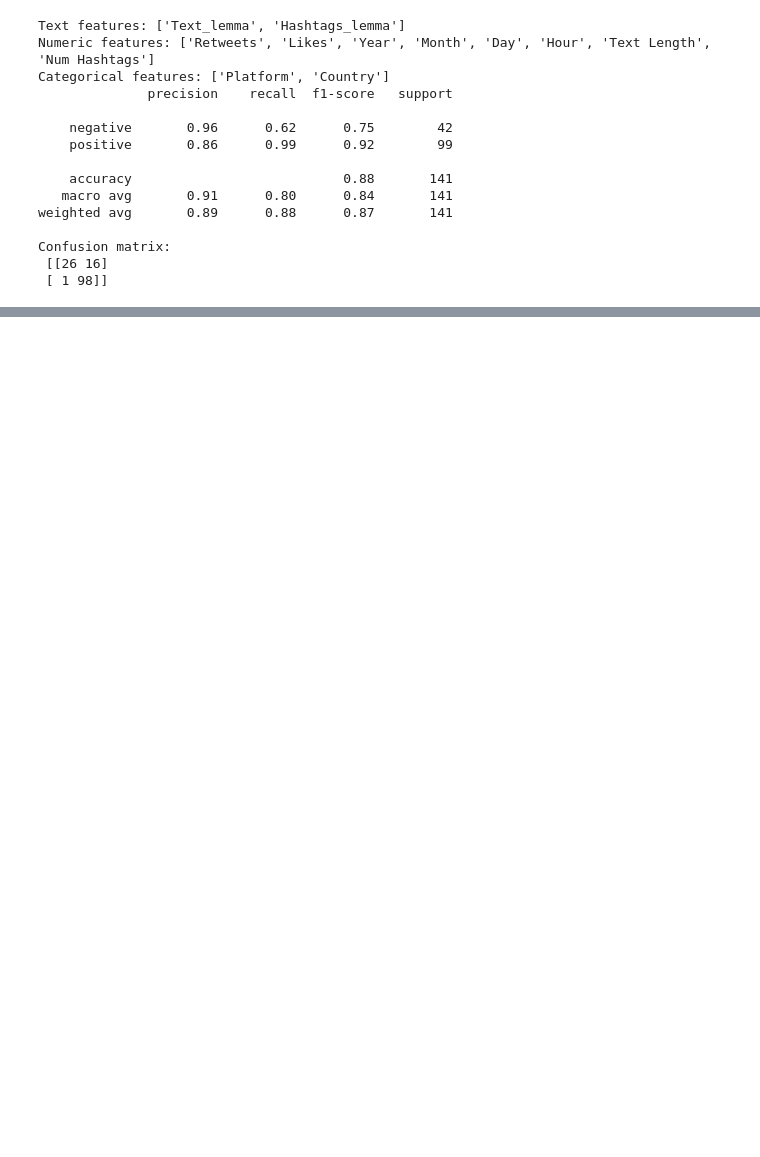
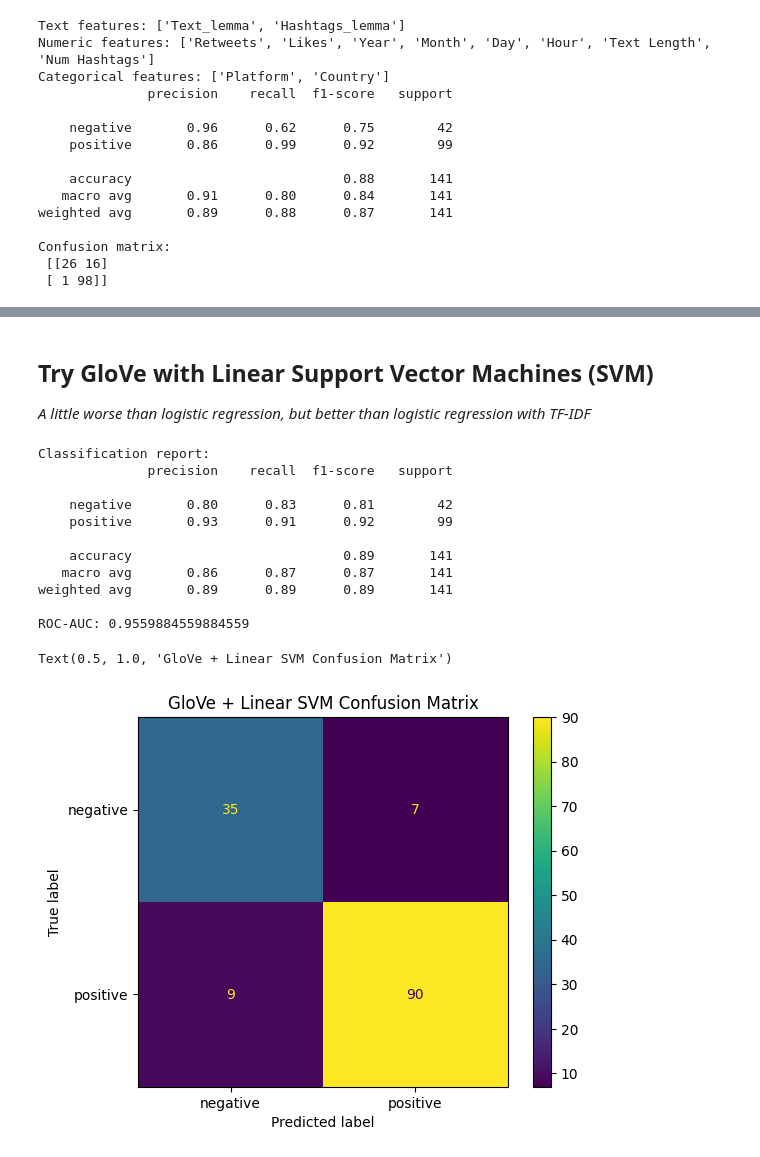
Before and after one commit to kelbymace/SocialBuzz-NLP, a Jupyter notebook: SocialBuzz NLP.ipynb, the cells around one changed output, grey strips where cells are left out. Saved outputs shown, nothing was run; the diff lists cells and outputs as text; code cells hidden in the pictures; blank space fills up the shorter version.

```diff
--- a/SocialBuzz NLP.ipynb
+++ b/SocialBuzz NLP.ipynb
@@ -629,0 +654,36 @@ Confusion matrix:
+# %% [markdown]
+## __Try GloVe with Linear Support Vector Machines (SVM)__
+
+_A little worse than logistic regression, but better than logistic regression with TF-IDF_
+# %%
+# Train only the new classifier
+clf_svm = LinearSVC(C=1.0, max_iter=2000)
+clf_svm.fit(X_train_vec, y_train)
+
+# Evaluate
+y_pred = clf_svm.predict(X_test_vec)
+
+print("Classification report:")
+print(classification_report(y_test, y_pred))
+
+# ROC-AUC for binary classification (LinearSVC uses decision_function, not predict_proba)
+if len(np.unique(y_train)) == 2:
+    y_score = clf_svm.decision_function(X_test_vec)
+    print("ROC-AUC:", roc_auc_score(y_test, y_score))
+
+ConfusionMatrixDisplay.from_predictions(y_test, y_pred)
+plt.title("GloVe + Linear SVM Confusion Matrix")
+# %% [output]
+Classification report:
+              precision    recall  f1-score   support
+
+    negative       0.80      0.83      0.81        42
+    positive       0.93      0.91      0.92        99
+
+    accuracy                           0.89       141
+   macro avg       0.86      0.87      0.87       141
+weighted avg       0.89      0.89      0.89       141
+
+ROC-AUC: 0.9559884559884559
+Text(0.5, 1.0, 'GloVe + Linear SVM Confusion Matrix')
+[figure, added]
```
Also changed, not shown: parts of 6 cells of this notebook.
